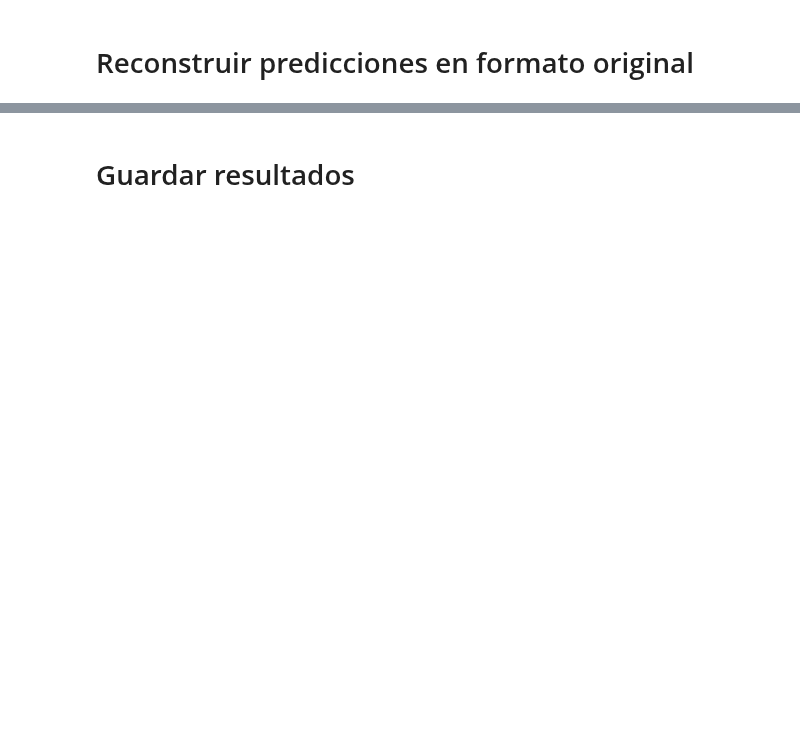
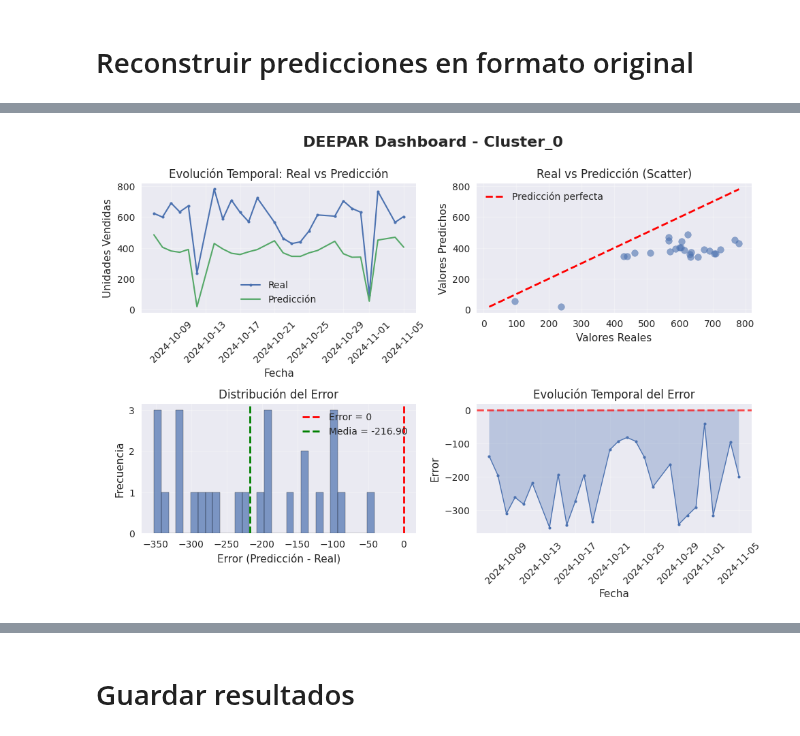
Before and after one commit to jmorala/TFMDS, a Jupyter notebook: cuadernos/06_DL_DEEPAR.ipynb, the cells around one changed output, grey strips where cells are left out. Saved outputs shown, nothing was run; the diff lists cells and outputs as text; code cells hidden in the pictures; blank space fills up the shorter version.

```diff
--- a/cuadernos/06_DL_DEEPAR.ipynb
+++ b/cuadernos/06_DL_DEEPAR.ipynb
@@ -636,0 +715,83 @@ grafico_productos_por_cluster(
+# %%
+# Obtener las columnas que comienzan con 'Cluster_'
+cluster_cols = [col for col in df_train_raw.columns if col.startswith('Cluster_')]
+
+# Iterar sobre cada columna de cluster
+for cluster_col in cluster_cols:
+    # Filtrar df_test_nf usando la máscara de df_test_raw
+    mask_test = df_test_raw[cluster_col] == 1
+    df_test_nf_c = df_test_nf[mask_test]
+
+    # Filtrar df_train_nf usando la máscara de df_train_raw
+    mask_train = df_train_raw[cluster_col] == 1
+    df_train_nf_c = df_train_nf[mask_train]
+
+    # Aquí puedes trabajar con df_test_nf_c y df_train_nf_c
+    print(f"Procesando {cluster_col}:")
+    print(f"  - df_train_nf_c: {len(df_train_nf_c)} filas")
+    print(f"  - df_test_nf_c: {len(df_test_nf_c)} filas")
+
+    # Entrenar nuevo modelo con los datos del cluster
+    # Crear instancia de NeuralForecast
+    # nf = NeuralForecast(
+    #     models=[modelo_deepar],
+    #     freq='D'  # Frecuencia diaria
+    # )
+
+    # Entrenar el modelo
+    print("\n⏳ Entrenando modelo DEEPAR...")
+    start_time = time.perf_counter()
+    nf.fit(df=df_train_nf_c, static_df=static_df)
+    elapsed = time.perf_counter() - start_time
+    print(f"\n✅ Entrenamiento completado en {elapsed:.2f} segundos ({elapsed/60:.2f} minutos)")
+
+    # Realizar predicciones
+    print("\n⏳ Generando predicciones en test set...")
+    start_time = time.perf_counter()
+    y_hat = nf.predict(futr_df=df_test_nf_c)
+    elapsed = time.perf_counter() - start_time
+    print(f"\n✅ Predicciones generadas en {elapsed:.2f} segundos")
+
+    df_test_pred = preparar_predicciones_test (y_hat, df_test_nf_c)
+
+    # Calcular métricas por cluster y guardar
+    df_valid = df_test_pred.dropna(subset=['prediccion', 'udsVenta'])
+    cluster=int(cluster_col.split('_')[-1])
+    # Calcular métricas
+    metricas_deepar = calcular_metricas(
+        y=df_valid['udsVenta'],
+        y_pred=df_valid['prediccion'],
+        algoritmo='DEEPAR',
+        ndetalle= 'Cluster',
+        cluster=cluster,
+        producto=None
+    )
+
+    # Mostrar resumen
+    print(f"\n📊 Métricas del Modelo para {cluster_col}:")
+    resumen_metricas([metricas_deepar])
+
+    todas_metricas.append(metricas_deepar)
+
+    df_test_viz_sum = df_test_pred.groupby('idSecuencia')[['udsVenta', 'prediccion']].sum().reset_index()
+    df_test_viz_sum['error'] = df_test_viz_sum['prediccion'] - df_test_viz_sum['udsVenta']
+
+    dashboard_prediccion_dl(
+            df=df_test_viz_sum,
+            col_fecha='idSecuencia',
+            col_real='udsVenta',
+            col_pred='prediccion',
+            titulo_principal=f'DEEPAR Dashboard - {cluster_col}',
+            figsize=(10, 7)
+            )
+
+    for producto in top_productos.get(cluster, []):
+        idx_producto = (df_test_pred['producto'] == producto)
+        y_test_prod = df_test_pred.loc[idx_producto, 'udsVenta']
+        y_test_pred_prod = df_test_pred.loc[idx_producto, 'prediccion']
+        metricas_producto = calcular_metricas(
+            y_test_prod, y_test_pred_prod,
+            algoritmo='DEEPAR',
+            ndetalle='Cluster', cluster=int(cluster_col.split('_')[-1]), producto=producto)
+        todas_metricas.append(metricas_producto)
+# %% [output]
@@ -636,0 +844 @@ grafico_productos_por_cluster(
+[figure, added]
```
Also changed, not shown: parts of 41 cells of this notebook, 2 other files.
